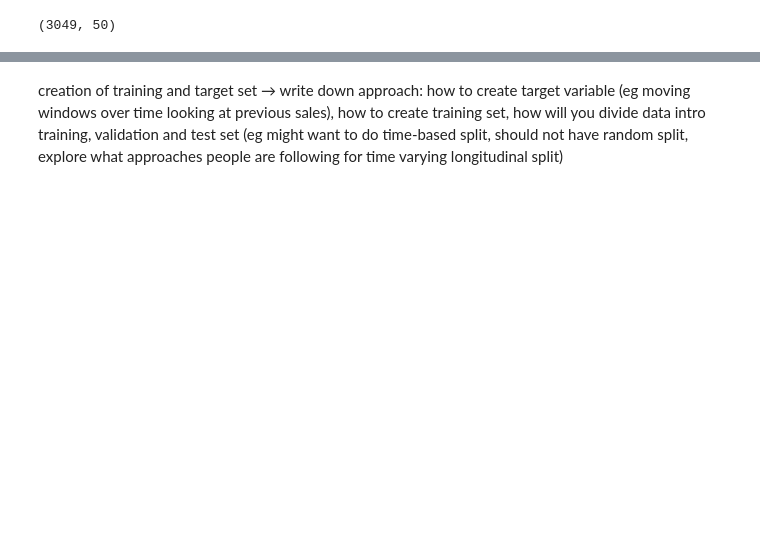
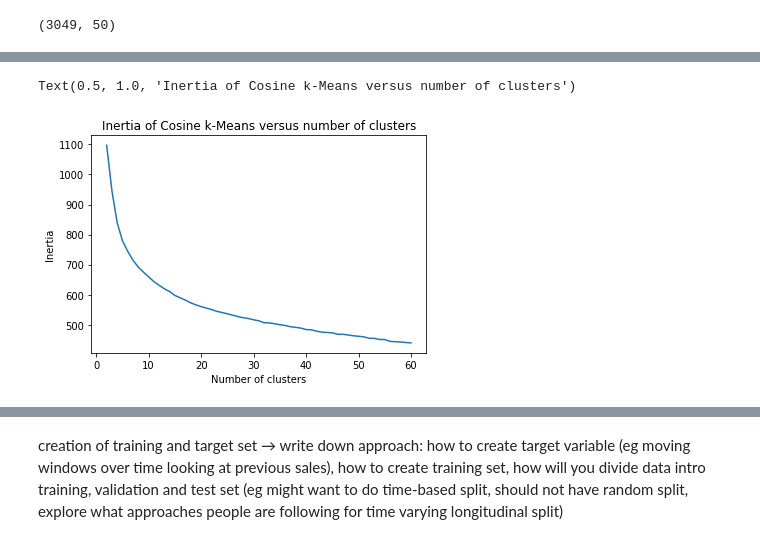
Before and after one commit to atabas/M5-Forecasting-Accuracy, a Jupyter notebook: 1-EDA.ipynb, the cells around one changed output, grey strips where cells are left out. Drawn from its saved outputs; the diff is of its cells as text; code cells hidden in the pictures; blank space fills up the shorter version.

Commit message:
Clustering for EDA

```diff
--- a/1-EDA.ipynb
+++ b/1-EDA.ipynb
@@ -998,0 +989,13 @@ daily_sales_per_product[daily_sales_per_product['cluster'] == 7]
+# %%
+# Find optimum cluster with elbow method:
+# https://towardsdatascience.com/cluster-analysis-create-visualize-and-interpret-customer-segments-474e55d00ebb
+normalized_vectors = preprocessing.normalize(pca_transformed_data)
+scores = [KMeans(n_clusters=i).fit(normalized_vectors).inertia_
+          for i in range(2,61)]
+sns.lineplot(np.arange(2, 61), scores)
+plt.xlabel('Number of clusters')
+plt.ylabel("Inertia")
+plt.title("Inertia of Cosine k-Means versus number of clusters")
+# %% [output]
+Text(0.5, 1.0, 'Inertia of Cosine k-Means versus number of clusters')
+[figure, added]
```
Also changed, not shown: parts of 25 cells of this notebook.
